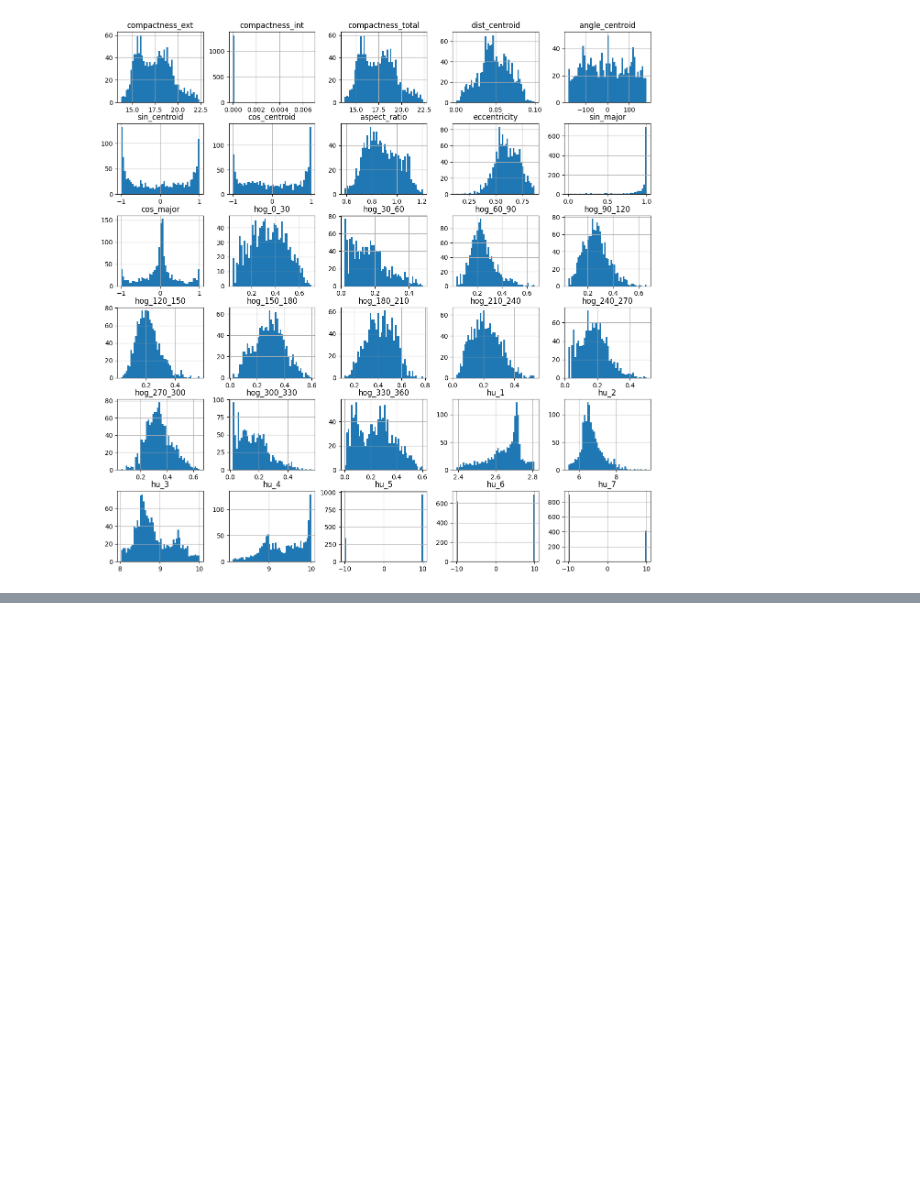
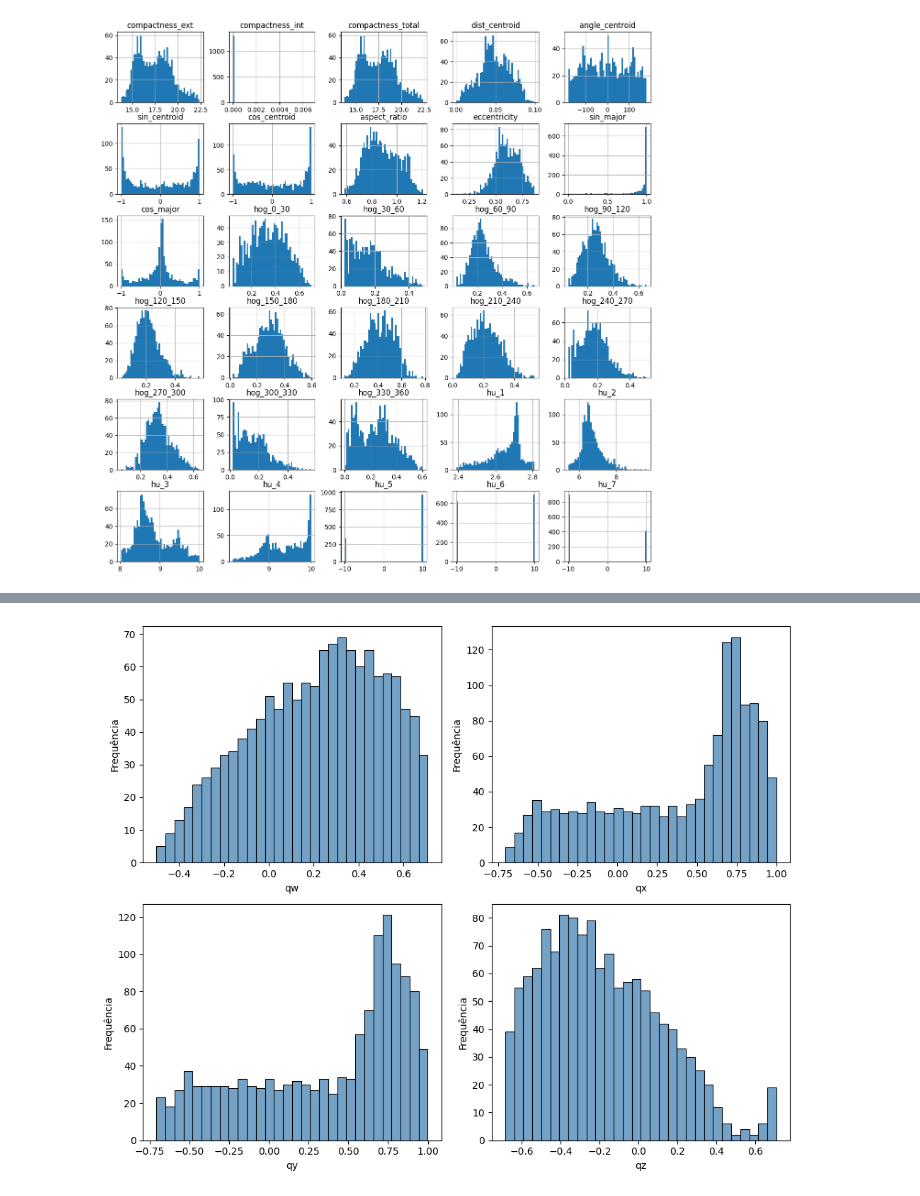
Before and after one commit to Caetani/object-orientation-estimation-through-extracted-features, a Jupyter notebook: src/models/data_analysis.ipynb, the cells around one changed output, grey strips where cells are left out. Cells and saved outputs as stored; diff of their text form; code cells hidden in the pictures; blank space fills up the shorter version.

```diff
--- a/src/models/data_analysis.ipynb
+++ b/src/models/data_analysis.ipynb
@@ -111,0 +113,14 @@ sns.heatmap(df[X_cols + y_cols].corr('pearson'), vmin=-1, vmax=1, cmap='coolwarm
+# %%
+fig, axes = plt.subplots(2, 2, figsize=(10, 8))
+axes = axes.flatten()
+
+for i, (ax, col) in enumerate(zip(axes, y_cols)):
+    sns.histplot(df[col], ax=ax, bins=30, color='steelblue')
+    ax.set_xlabel(col)
+    ax.set_ylabel('Frequência')
+
+plt.tight_layout()
+plt.savefig('../../results/hist_quarternions.png')
+plt.show()
+# %% [output]
+[figure, added]
```
Also changed, not shown: parts of 4 cells of this notebook.
